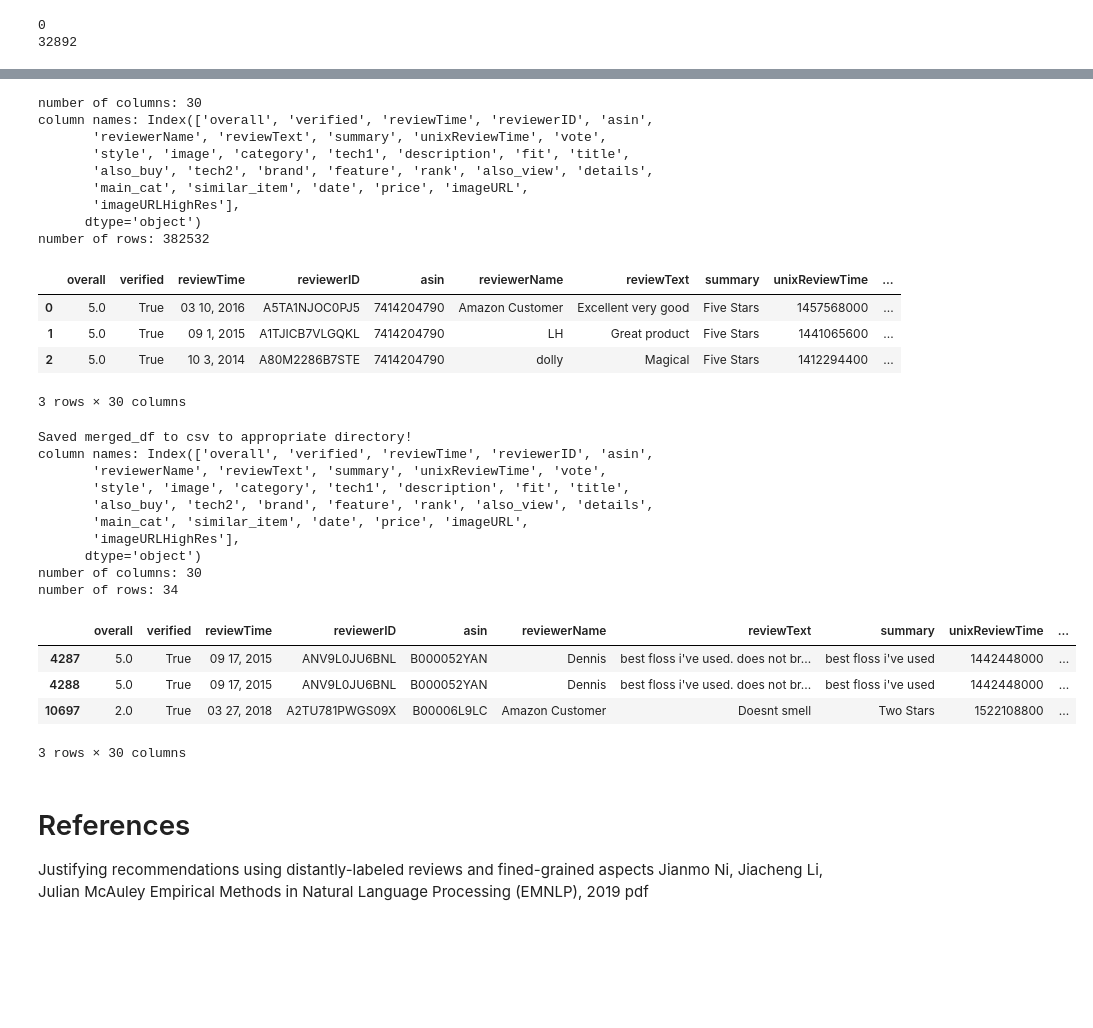
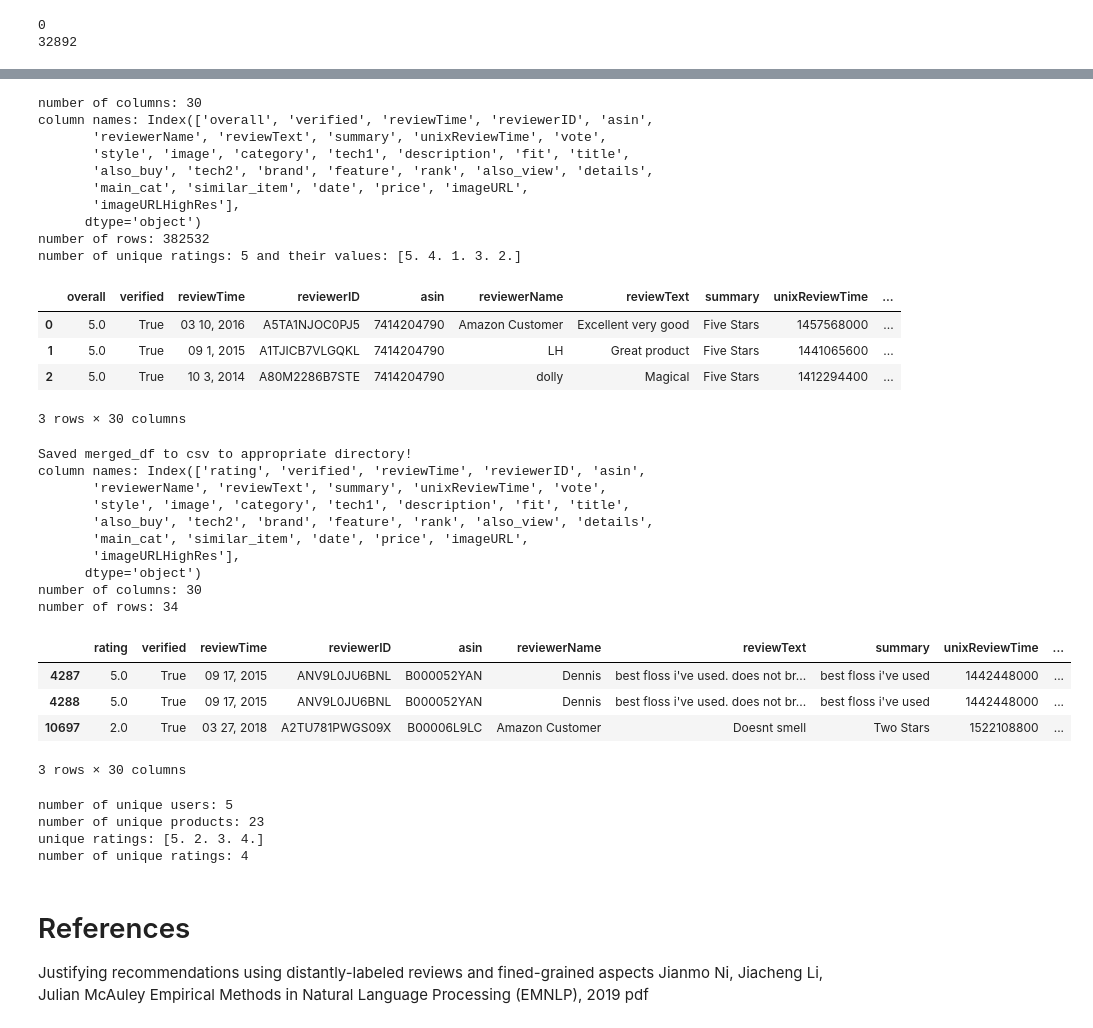
Before and after one commit to tnathu-ai/recommender-system-openAI, a Jupyter notebook: code/notebook/amazon_data/parse_and_clean_data.ipynb, the cells around one changed output, grey strips where cells are left out. Drawn from its saved outputs; the diff is of its cells as text; code cells hidden in the pictures; blank space fills up the shorter version.

```diff
--- a/code/notebook/amazon_data/parse_and_clean_data.ipynb
+++ b/code/notebook/amazon_data/parse_and_clean_data.ipynb
@@ -101,6 +99,8 @@ print(f"number of columns: {len(merged_df.columns)}")
 print(f"column names: {merged_df.columns}")
 # number of rows
 print(f"number of rows: {len(merged_df)}")
+# number of unique ratings and their values
+print(f"number of unique ratings: {len(merged_df['overall'].unique())} and their values: {merged_df['overall'].unique()}")
 # print first 3 rows
 merged_df.head(3)
 # %% [output]
@@ -113,6 +113,7 @@ column names: Index(['overall', 'verified', 'reviewTime', 'reviewerID', 'asin',
        'imageURLHighRes'],
       dtype='object')
 number of rows: 382532
+number of unique ratings: 5 and their values: [5. 4. 1. 3. 2.]
 |  | overall | verified | reviewTime | reviewerID | asin | reviewerName | reviewText | summary | unixReviewTime | ... |
 | 0 | 5.0 | True | 03 10, 2016 | A5TA1NJOC0PJ5 | 7414204790 | Amazon Customer | Excellent very good | Five Stars | 1457568000 | ... |
 | 1 | 5.0 | True | 09 1, 2015 | A1TJICB7VLGQKL | 7414204790 | LH | Great product | Five Stars | 1441065600 | ... |
@@ -122,39 +123,55 @@ number of rows: 382532
 # Group by 'reviewerID' and filter users with more than 5 ratings
 user_counts = merged_df.groupby('reviewerID').size()
 users_with_5_or_more_ratings = user_counts[user_counts > 5].index
 
 # Convert the index to a series and then randomly sample 5 users from this filtered group
 selected_users = pd.Series(users_with_5_or_more_ratings).sample(n=5, random_state=2002).tolist()
 
 # Filter the original dataframe to include only records of these 5 users
 merged_df = merged_df[merged_df['reviewerID'].isin(selected_users)]
 
+# rename overall column to rating: rating of the product
+merged_df = merged_df.rename(columns={'overall': 'rating'})
+
 # save merged_df to csv to appropriate directory
 merged_df.to_csv('../../data/amazon-beauty/merged_data.csv', index=False)
 print('Saved merged_df to csv to appropriate directory!')
 
 # number of rows and columns and column names
 print(f"column names: {merged_df.columns}")
 print(f"number of columns: {len(merged_df.columns)}")
 print(f"number of rows: {len(merged_df)}")
 # print first 3 rows
 merged_df.head(3)
 # %% [output]
 Saved merged_df to csv to appropriate directory!
-column names: Index(['overall', 'verified', 'reviewTime', 'reviewerID', 'asin',
+column names: Index(['rating', 'verified', 'reviewTime', 'reviewerID', 'asin',
        'reviewerName', 'reviewText', 'summary', 'unixReviewTime', 'vote',
        'style', 'image', 'category', 'tech1', 'description', 'fit', 'title',
        'also_buy', 'tech2', 'brand', 'feature', 'rank', 'also_view', 'details',
        'main_cat', 'similar_item', 'date', 'price', 'imageURL',
        'imageURLHighRes'],
       dtype='object')
 number of columns: 30
 number of rows: 34
-|  | overall | verified | reviewTime | reviewerID | asin | reviewerName | reviewText | summary | unixReviewTime | ... |
+|  | rating | verified | reviewTime | reviewerID | asin | reviewerName | reviewText | summary | unixReviewTime | ... |
 | 4287 | 5.0 | True | 09 17, 2015 | ANV9L0JU6BNL | B000052YAN | Dennis | best floss i've used. does not br... | best floss i've used | 1442448000 | ... |
 | 4288 | 5.0 | True | 09 17, 2015 | ANV9L0JU6BNL | B000052YAN | Dennis | best floss i've used. does not br... | best floss i've used | 1442448000 | ... |
 | 10697 | 2.0 | True | 03 27, 2018 | A2TU781PWGS09X | B00006L9LC | Amazon Customer | Doesnt smell | Two Stars | 1522108800 | ... |
 3 rows × 30 columns
+# %%
+# explore data
+# number of unique users
+print(f"number of unique users: {len(merged_df['reviewerID'].unique())}")
+# number of unique products
+print(f"number of unique products: {len(merged_df['asin'].unique())}")
+# number of unique ratings and their values
+print(f"number of unique ratings: {len(merged_df['rating'].unique())} and their values: {merged_df['rating'].unique()}")
+# %% [output]
+number of unique users: 5
+number of unique products: 23
+unique ratings: [5. 2. 3. 4.]
+number of unique ratings: 4
 # %% [markdown]
 # References
 
```
Also changed, not shown: parts of 1 cell of this notebook, 6 other files.
